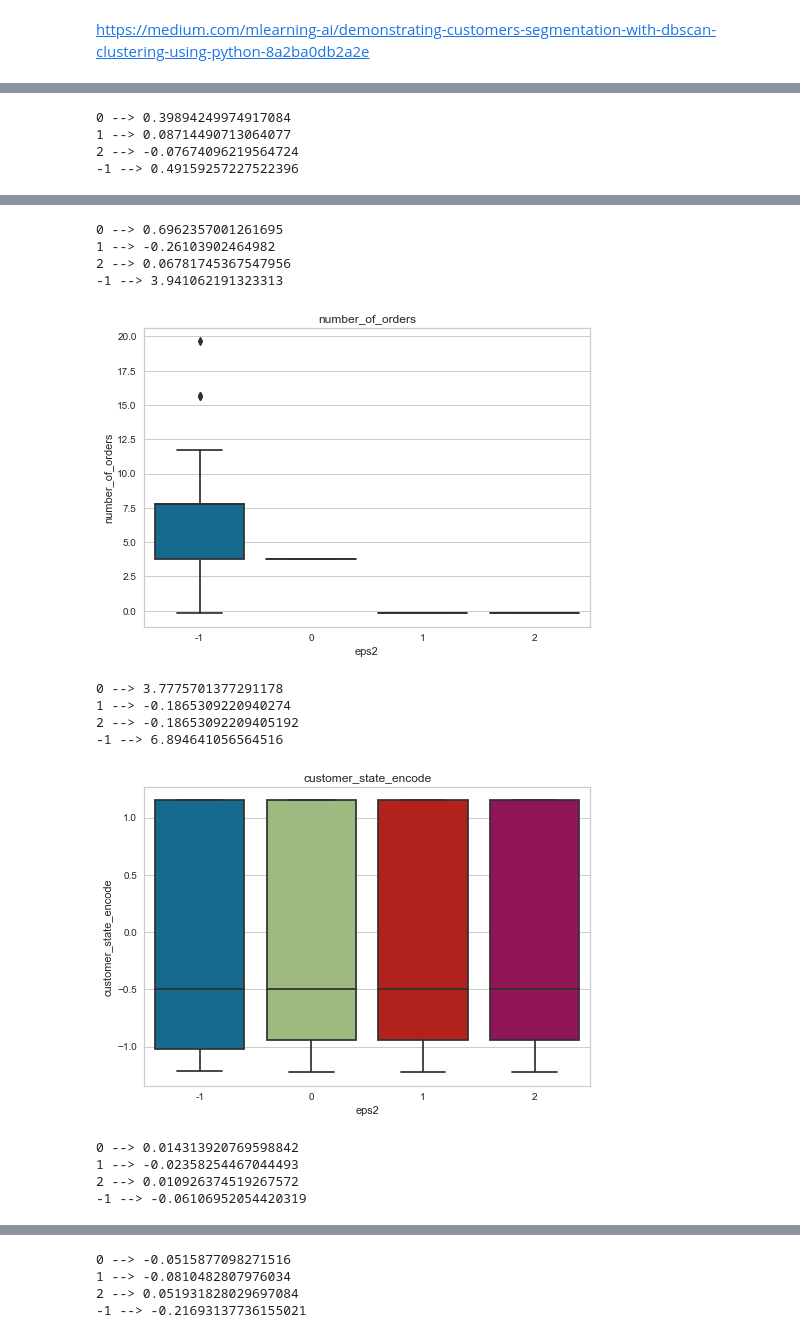
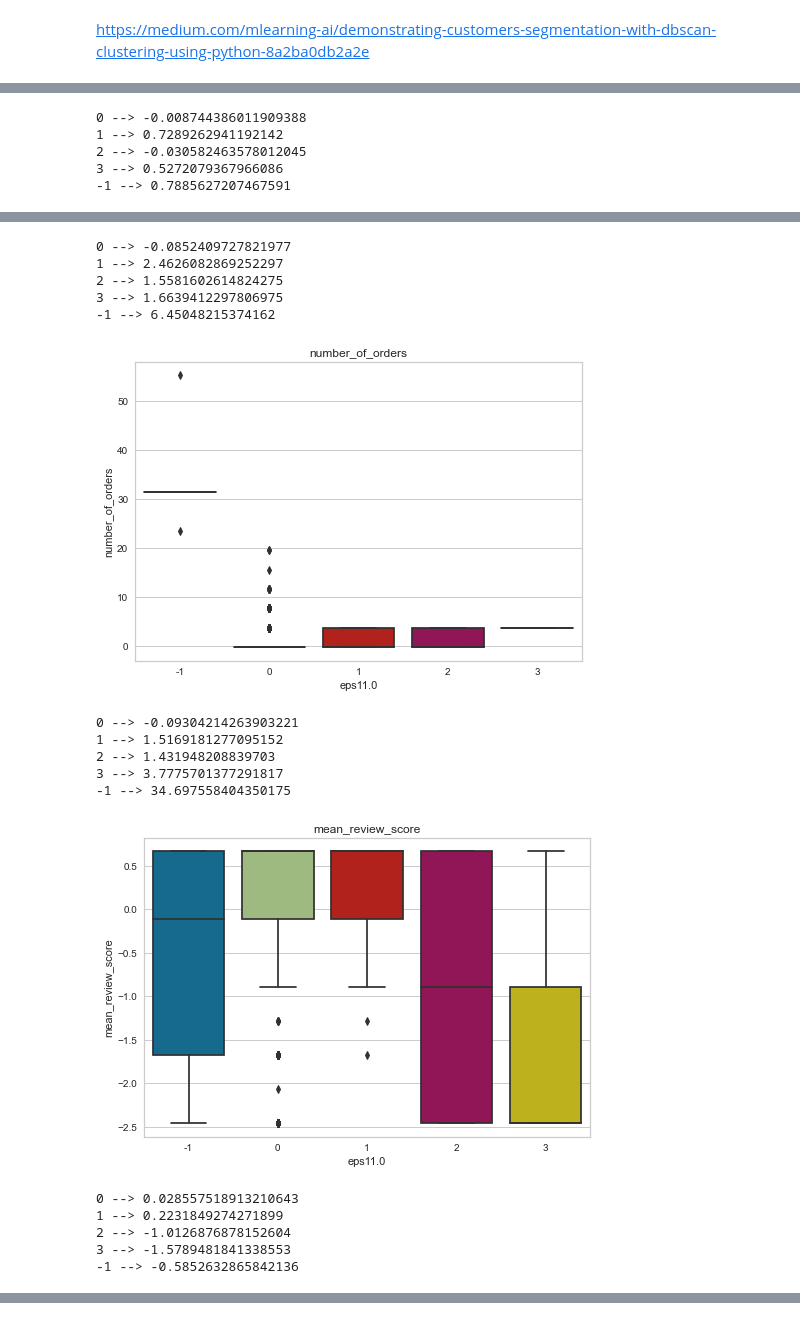
Before and after one commit to BotMaximeDupouy/OC_code, a Jupyter notebook: livrable_5/dupouy_maxime_2_notebook_essais.ipynb, the cells around one changed output, grey strips where cells are left out. Saved outputs shown, nothing was run; the diff lists cells and outputs as text; code cells hidden in the pictures.

```diff
--- a/livrable_5/dupouy_maxime_2_notebook_essais.ipynb
+++ b/livrable_5/dupouy_maxime_2_notebook_essais.ipynb
@@ -932,7 +948,6 @@ X_reduced = X.sample(int(len(X) / 5))
 X_hierarchcal = X_reduced[['recently_order',
                            'cum_sum_order',
                            'number_of_orders',
-                           'customer_state_encode',
                            'mean_review_score']]
 # %%
 nb_clusters = {}
@@ -1070,6 +1090,10 @@ https://medium.com/mlearning-ai/demonstrating-customers-segmentation-with-dbscan
 # -1 -> anomalies
 # %%
 X_db_scan = X_reduced.drop(columns=['customer_unique_id'])
+# %%
+X_db_scan.drop(columns=['customer_state_encode'], inplace=True)
 # %%
-clustering = DBSCAN(eps=3, min_samples=100).fit(X_db_scan)
-clustering.labels_
+for i in np.arange(1, 30, 0.5):
+    clustering = DBSCAN(eps=i, min_samples=100).fit(X_db_scan)
+    col = 'eps' + str(i)
+    X_db_scan[col] = clustering.labels_
@@ -1078,5 +1099,0 @@ array([0, 0, 0, ..., 0, 1, 0])
-# %%
-for i in np.arange(1, 20, 0.5):
-    clustering = DBSCAN(eps=i, min_samples=100).fit(X_db_scan)
-    col = 'eps' + str(i)
-    X_db_scan[col] = clustering.labels_
@@ -1108,6 +1133,5 @@ Name: eps9.5, dtype: int64
 ploting(X_db_scan, ['recently_order',
                     'cum_sum_order',
                     'number_of_orders',
-                    'customer_state_encode',
-                    'mean_review_score'], 'eps2')
+                    'mean_review_score'], 'eps11.0')
 # %% [output]
@@ -1115,4 +1139,5 @@ ploting(X_db_scan, ['recently_order',
-0 --> 0.39894249974917084
-1 --> 0.08714490713064077
-2 --> -0.07674096219564724
--1 --> 0.49159257227522396
+0 --> -0.008744386011909388
+1 --> 0.7289262941192142
+2 --> -0.030582463578012045
+3 --> 0.5272079367966086
+-1 --> 0.7885627207467591
@@ -1120,14 +1145,17 @@ ploting(X_db_scan, ['recently_order',
-0 --> 0.6962357001261695
-1 --> -0.26103902464982
-2 --> 0.06781745367547956
--1 --> 3.941062191323313
+0 --> -0.0852409727821977
+1 --> 2.4626082869252297
+2 --> 1.5581602614824275
+3 --> 1.6639412297806975
+-1 --> 6.45048215374162
-[figure, old version]
+[figure, new version]
-0 --> 3.7775701377291178
-1 --> -0.1865309220940274
-2 --> -0.18653092209405192
--1 --> 6.894641056564516
+0 --> -0.09304214263903221
+1 --> 1.5169181277095152
+2 --> 1.431948208839703
+3 --> 3.7775701377291817
+-1 --> 34.697558404350175
-[figure, old version]
+[figure, new version]
-0 --> 0.014313920769598842
-1 --> -0.02358254467044493
-2 --> 0.010926374519267572
--1 --> -0.06106952054420319
+0 --> 0.028557518913210643
+1 --> 0.2231849274271899
+2 --> -1.0126876878152604
+3 --> -1.5789481841338553
+-1 --> -0.5852632865842136
@@ -1135,4 +1161,0 @@ ploting(X_db_scan, ['recently_order',
-0 --> -0.0515877098271516
-1 --> -0.0810482807976034
-2 --> 0.051931828029697084
--1 --> -0.21693137736155021
```
Also changed, not shown: parts of 27 cells of this notebook, 1 other file.
